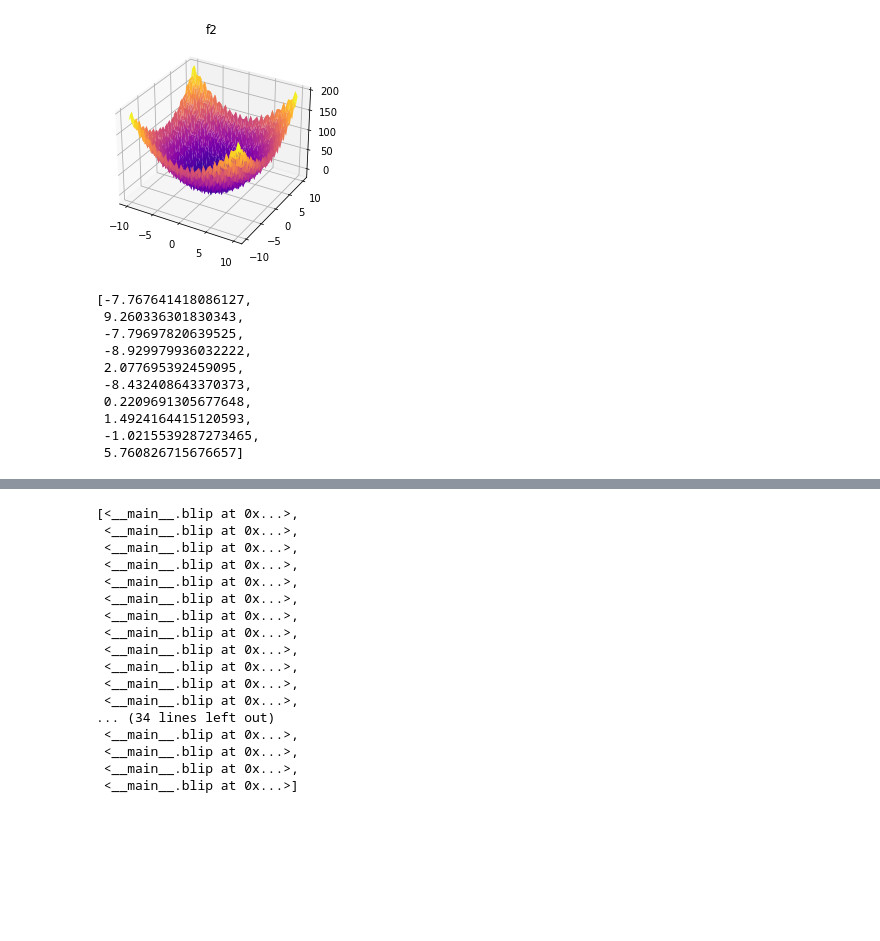
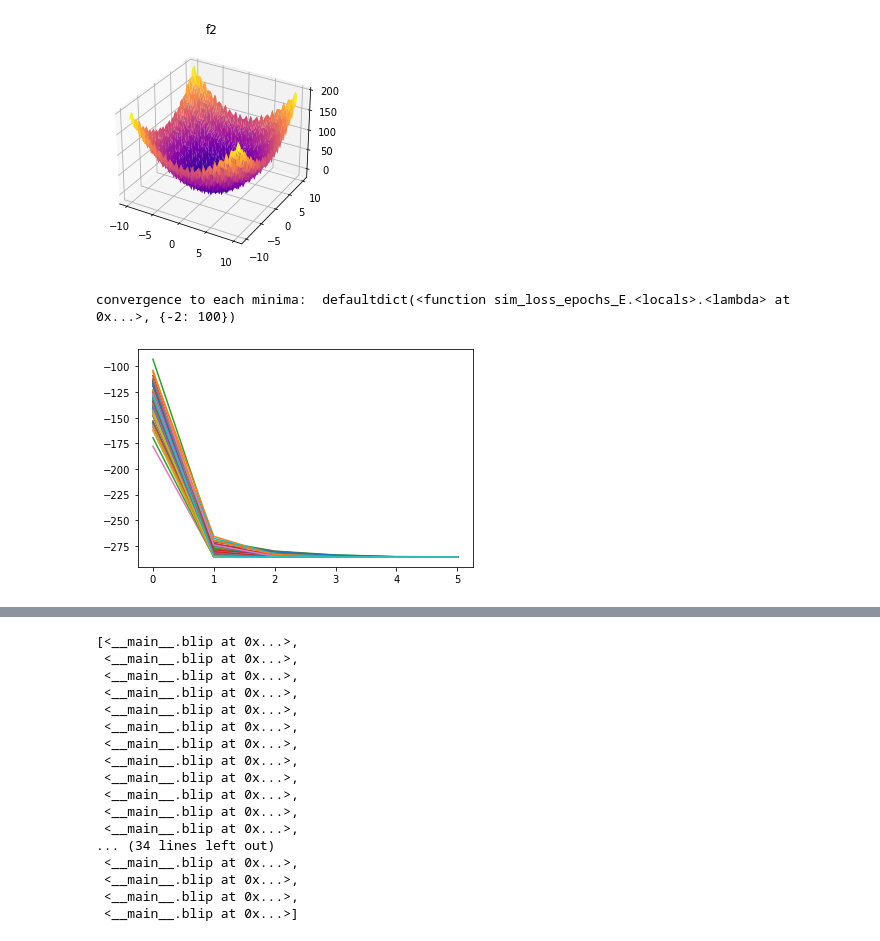
Before and after one commit to Spring2022IndependentStudy/WeeklyNotes, a Jupyter notebook: Unit_5/Genetic_example_SA.ipynb, the cells around one changed output, grey strips where cells are left out. Saved outputs shown, nothing was run; the diff lists cells and outputs as text; code cells hidden in the pictures; blank space fills up the shorter version.

```diff
--- a/Unit_5/Genetic_example_SA.ipynb
+++ b/Unit_5/Genetic_example_SA.ipynb
@@ -42,21 +61,5 @@ ax.set_title('f2')
 plt.show()
 # %% [output]
 [figure]
-# %%
-## Initialize population
-n = 10
-N = [random.uniform(-10, 10) for _ in range(n)]
-N
-# %% [output]
-[-7.767641418086127,
- 9.260336301830343,
- -7.79697820639525,
- -8.929979936032222,
- 2.077695392459095,
- -8.432408643370373,
- 0.2209691305677648,
- 1.4924164415120593,
- -1.0215539287273465,
- 5.760826715676657]
 # %%
 ## generate children and add to population
@@ -78,0 +93,18 @@ def select(N):
+# %%
+def sim_loss_epochs_E(n, f, samples, epochs = 25):
+    converge = defaultdict(lambda : 0)
+    for i in range (samples):
+        N = [random.uniform(-10, 10) for _ in range(n)]
+        Avg_fitness = [] #[100,101]
+        while N:
+#         for i in range(epochs):
+            Avg_fitness += [np.average(f(N))]
+            nextgen = spawn_nextgen(N)
+#             Avg_fitness += [np.average(f(nextgen))]
+            N = select(nextgen, f, len(N)//2)
+#             show_x_fitness(N, f3)
+#             plt.show()
+        plt.plot(Avg_fitness)
+        final = int(Avg_fitness[-1])//240
+        converge[final] += 1
+    print("convergence to each minima: ", converge)
@@ -79 +121,6 @@ def select(N):
+# %%
+sim_loss_epochs_E(50, f3, 100, epochs=10)
+# %% [output]
+convergence to each minima:  defaultdict(<function sim_loss_epochs_E.<locals>.<lambda> at 0x...>, {-2: 100})
+[figure, added]
 # %%
```
Also changed, not shown: parts of 18 cells of this notebook.
